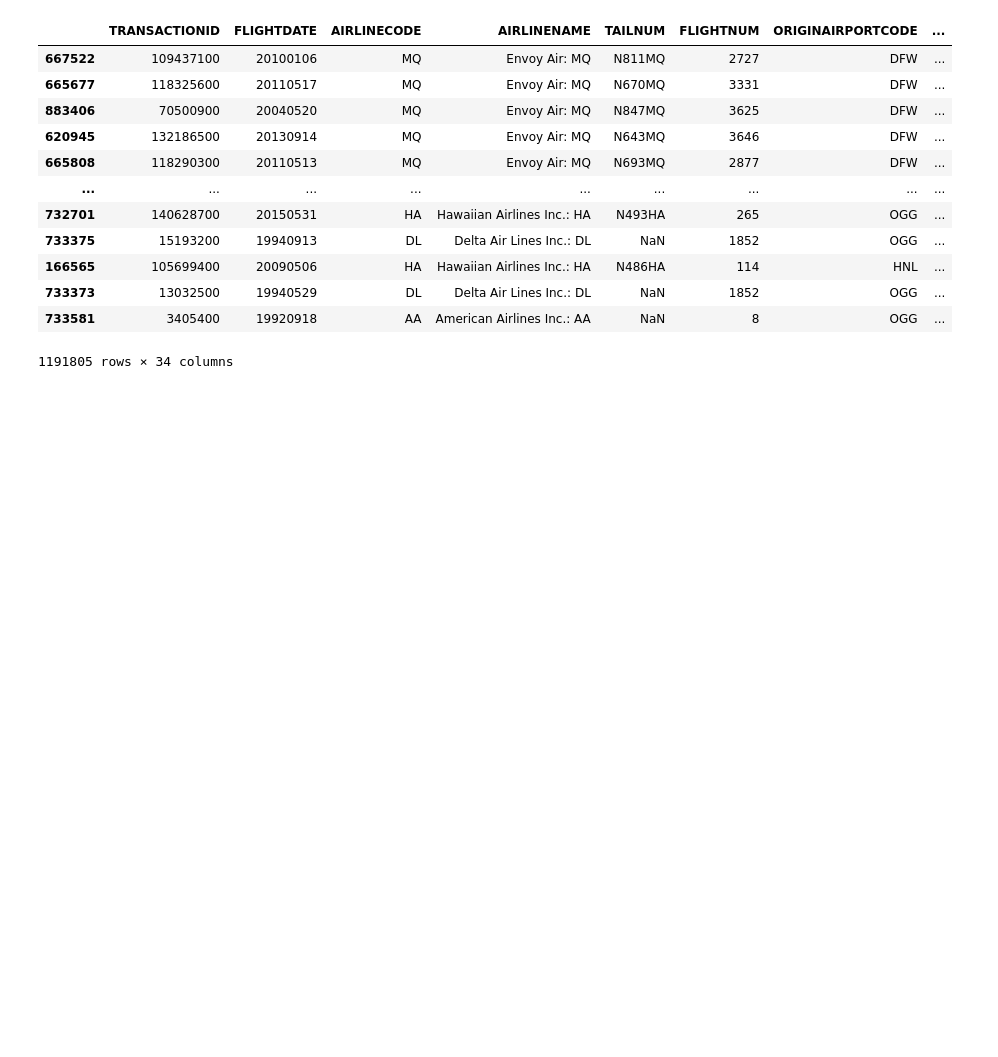
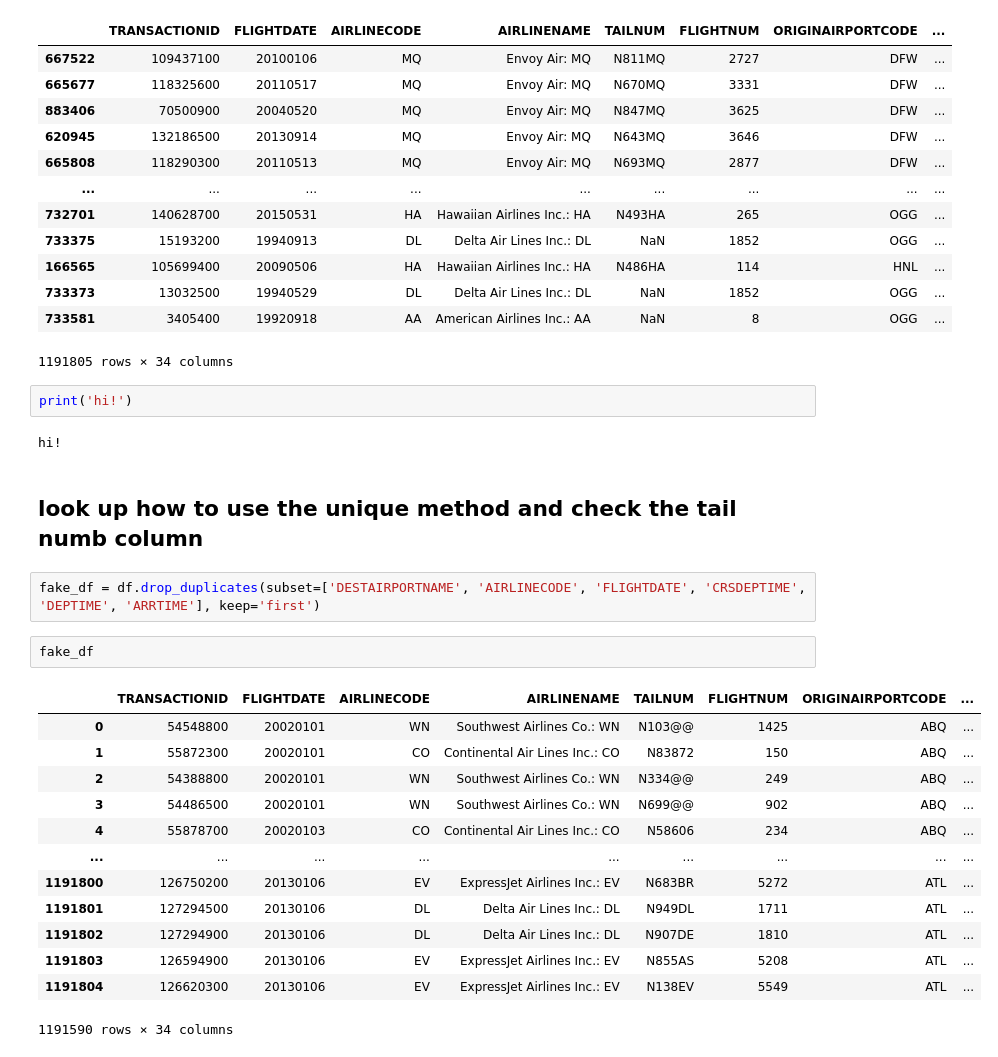
Before and after one commit to jakelourie1502/data_clean_kaggle, a Jupyter notebook: kaggle_data.ipynb, the cells around one changed output. Saved outputs shown, nothing was run; the diff lists cells and outputs as text; blank space fills up the shorter version.

Commit message:
Drops duplicates

```diff
--- a/kaggle_data.ipynb
+++ b/kaggle_data.ipynb
@@ -107,3 +107,27 @@ df.sort_values(by = 'DISTANCE_CLEANED', ascending = False)
 | 733373 | 13032500 | 19940529 | DL | Delta Air Lines Inc.: DL | NaN | 1852 | OGG | ... |
 | 733581 | 3405400 | 19920918 | AA | American Airlines Inc.: AA | NaN | 8 | OGG | ... |
 1191805 rows × 34 columns
+# %%
+print('hi!')
+# %% [output]
+hi!
+# %% [markdown]
+## look up how to use the unique method and check the tail numb column
+# %%
+fake_df = df.drop_duplicates(subset=['DESTAIRPORTNAME', 'AIRLINECODE', 'FLIGHTDATE', 'CRSDEPTIME', 'DEPTIME', 'ARRTIME'], keep='first')
+# %%
+fake_df
+# %% [output]
+|  | TRANSACTIONID | FLIGHTDATE | AIRLINECODE | AIRLINENAME | TAILNUM | FLIGHTNUM | ORIGINAIRPORTCODE | ... |
+| 0 | 54548800 | 20020101 | WN | Southwest Airlines Co.: WN | N103@@ | 1425 | ABQ | ... |
+| 1 | 55872300 | 20020101 | CO | Continental Air Lines Inc.: CO | N83872 | 150 | ABQ | ... |
+| 2 | 54388800 | 20020101 | WN | Southwest Airlines Co.: WN | N334@@ | 249 | ABQ | ... |
+| 3 | 54486500 | 20020101 | WN | Southwest Airlines Co.: WN | N699@@ | 902 | ABQ | ... |
+| 4 | 55878700 | 20020103 | CO | Continental Air Lines Inc.: CO | N58606 | 234 | ABQ | ... |
+| ... | ... | ... | ... | ... | ... | ... | ... | ... |
+| 1191800 | 126750200 | 20130106 | EV | ExpressJet Airlines Inc.: EV | N683BR | 5272 | ATL | ... |
+| 1191801 | 127294500 | 20130106 | DL | Delta Air Lines Inc.: DL | N949DL | 1711 | ATL | ... |
+| 1191802 | 127294900 | 20130106 | DL | Delta Air Lines Inc.: DL | N907DE | 1810 | ATL | ... |
+| 1191803 | 126594900 | 20130106 | EV | ExpressJet Airlines Inc.: EV | N855AS | 5208 | ATL | ... |
+| 1191804 | 126620300 | 20130106 | EV | ExpressJet Airlines Inc.: EV | N138EV | 5549 | ATL | ... |
+1191590 rows × 34 columns
```
Also changed, not shown: parts of 1 cell of this notebook.
